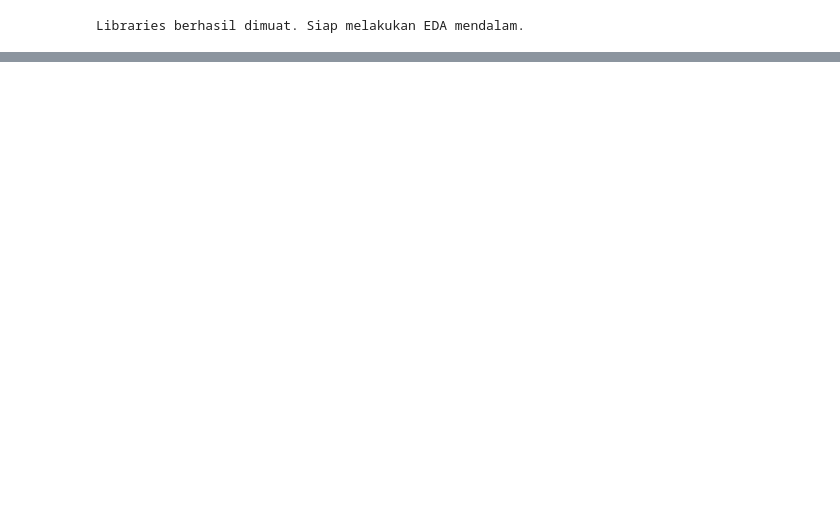
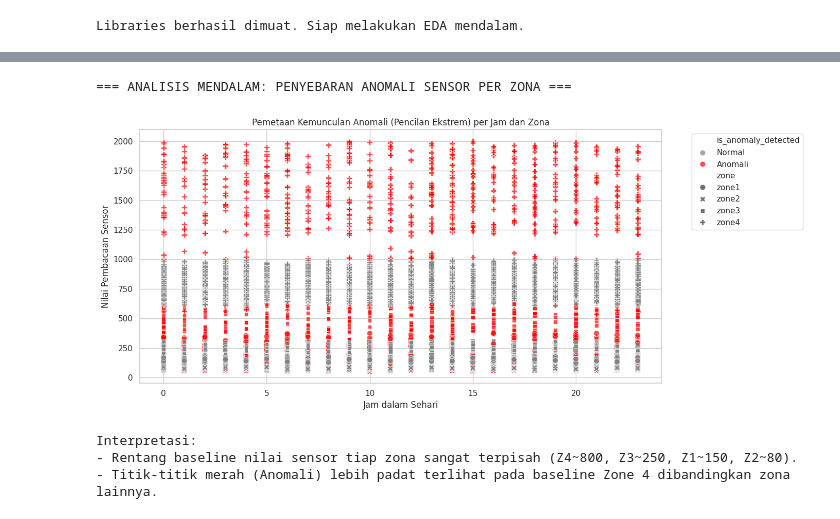
Before and after one commit to Andika-RA/Smart-Energy-Management-System, a Jupyter notebook: python-ml-service/notebooks/EDA.ipynb, the cells around one changed output, grey strips where cells are left out. Drawn from its saved outputs; the diff is of its cells as text; code cells hidden in the pictures; blank space fills up the shorter version.

```diff
--- a/python-ml-service/notebooks/EDA.ipynb
+++ b/python-ml-service/notebooks/EDA.ipynb
@@ -245,3 +313,33 @@ plt.show()
+# %%
+print("=== ANALISIS MENDALAM: PENYEBARAN ANOMALI SENSOR PER ZONA ===")
+
+plt.figure(figsize=(14, 6))
+
+# Menentukan batas deteksi anomali sederhana berdasarkan Z-Score untuk visualisasi
+df_sensors['is_anomaly_detected'] = df_sensors['z_score'].apply(lambda x: 'Anomali' if x > 2.5 or x < -2.5 else 'Normal')
+
+# Scatterplot nilai sensor dipisahkan per zona
+sns.scatterplot(data=df_sensors, x='timestamp_hour', y='sensor_value',
+                hue='is_anomaly_detected', style='zone',
+                palette={'Normal': 'gray', 'Anomali': 'red'},
+                s=60, alpha=0.7)
+
+plt.title('Pemetaan Kemunculan Anomali (Pencilan Ekstrem) per Jam dan Zona')
+plt.xlabel('Jam dalam Sehari')
+plt.ylabel('Nilai Pembacaan Sensor')
+plt.legend(bbox_to_anchor=(1.05, 1), loc='upper left')
+plt.tight_layout()
+plt.show()
+
+print("Interpretasi:")
+print("- Rentang baseline nilai sensor tiap zona sangat terpisah (Z4~800, Z3~250, Z1~150, Z2~80).")
+print("- Titik-titik merah (Anomali) lebih padat terlihat pada baseline Zone 4 dibandingkan zona lainnya.")
+# %% [output]
+=== ANALISIS MENDALAM: PENYEBARAN ANOMALI SENSOR PER ZONA ===
+[figure, added]
+Interpretasi:
+- Rentang baseline nilai sensor tiap zona sangat terpisah (Z4~800, Z3~250, Z1~150, Z2~80).
+- Titik-titik merah (Anomali) lebih padat terlihat pada baseline Zone 4 dibandingkan zona lainnya.
 # %%
 plt.figure(figsize=(8, 5))
 numerical_cols_s = df_sensors.select_dtypes(include=[np.number]).columns
```
Also changed, not shown: parts of 14 cells of this notebook, 5 other files.
